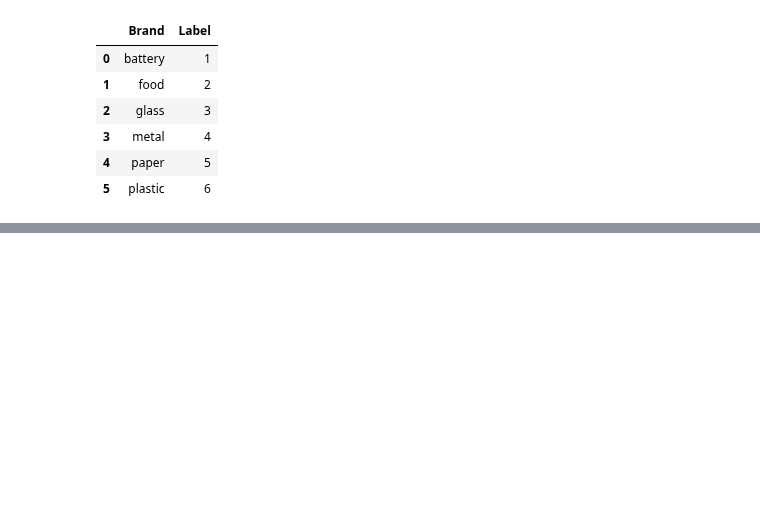
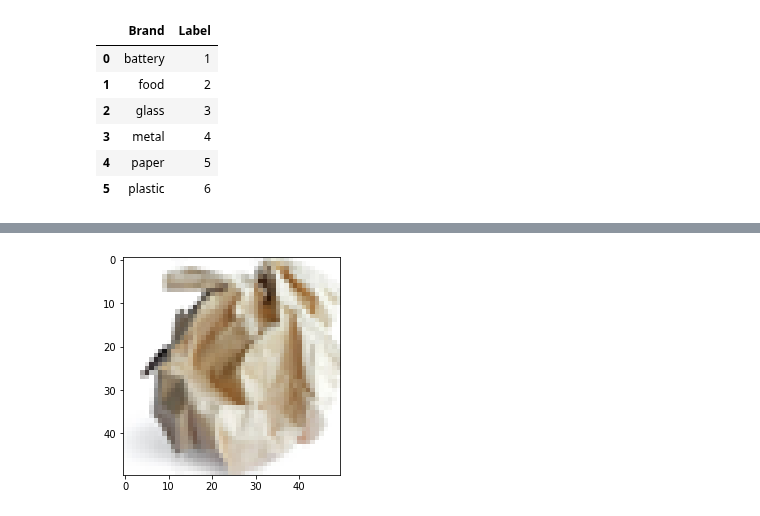
Before and after one commit to HoJin1014/KNU-BIGDATA-study, a Jupyter notebook: livingrab5/trash_ex1.ipynb, the cells around one changed output, grey strips where cells are left out. Cells and saved outputs as stored; diff of their text form; code cells hidden in the pictures; blank space fills up the shorter version.

```diff
--- a/livingrab5/trash_ex1.ipynb
+++ b/livingrab5/trash_ex1.ipynb
@@ -758,0 +738,3 @@ food
+# %%
+c=img_preprocessing('./test.img/paper1.JPG')
+# %% [output]
@@ -758,0 +743 @@ food
+[figure, added]
```
Also changed, not shown: parts of 68 cells of this notebook.
